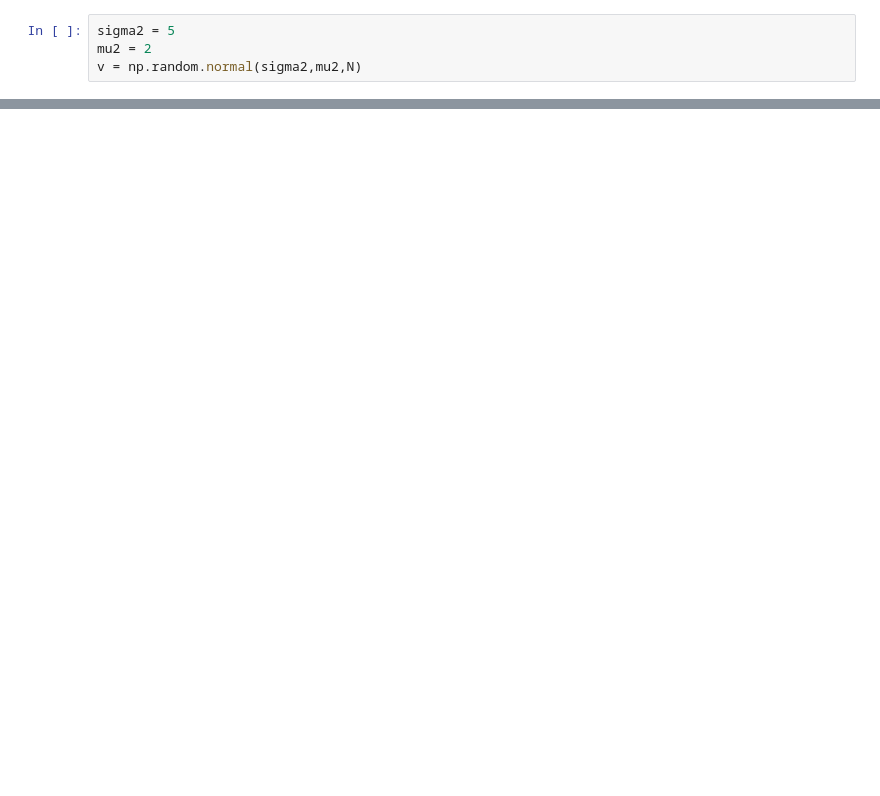
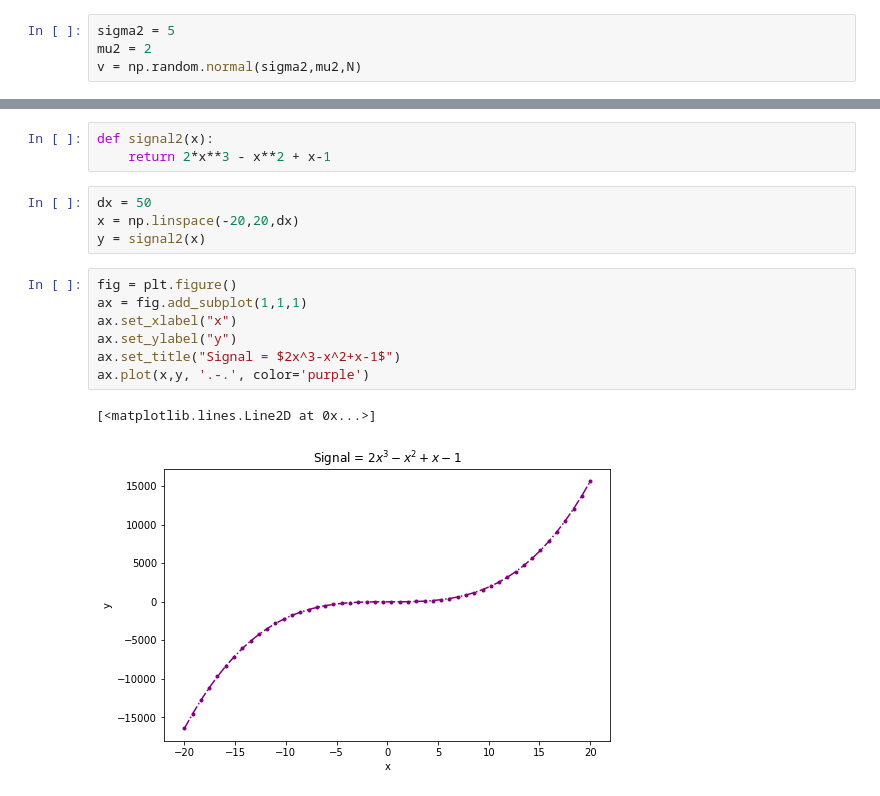
Before and after one commit to Kenn3Th/DATS2300, a Jupyter notebook: Math review and python.ipynb, the cells around one changed output, grey strips where cells are left out. Saved outputs shown, nothing was run; the diff lists cells and outputs as text; blank space fills up the shorter version.

```diff
--- a/Math review and python.ipynb
+++ b/Math review and python.ipynb
@@ -254,0 +311,17 @@ Text(0.5, 0.98, 'Alle plott i et vindu')
+# %%
+def signal2(x):
+    return 2*x**3 - x**2 + x-1
+# %%
+dx = 50
+x = np.linspace(-20,20,dx)
+y = signal2(x)
+# %%
+fig = plt.figure()
+ax = fig.add_subplot(1,1,1)
+ax.set_xlabel("x")
+ax.set_ylabel("y")
+ax.set_title("Signal = $2x^3-x^2+x-1$")
+ax.plot(x,y, '.-.', color='purple')
+# %% [output]
+[<matplotlib.lines.Line2D at 0x...>]
+[figure, added]
```
Also changed, not shown: parts of 26 cells of this notebook.
